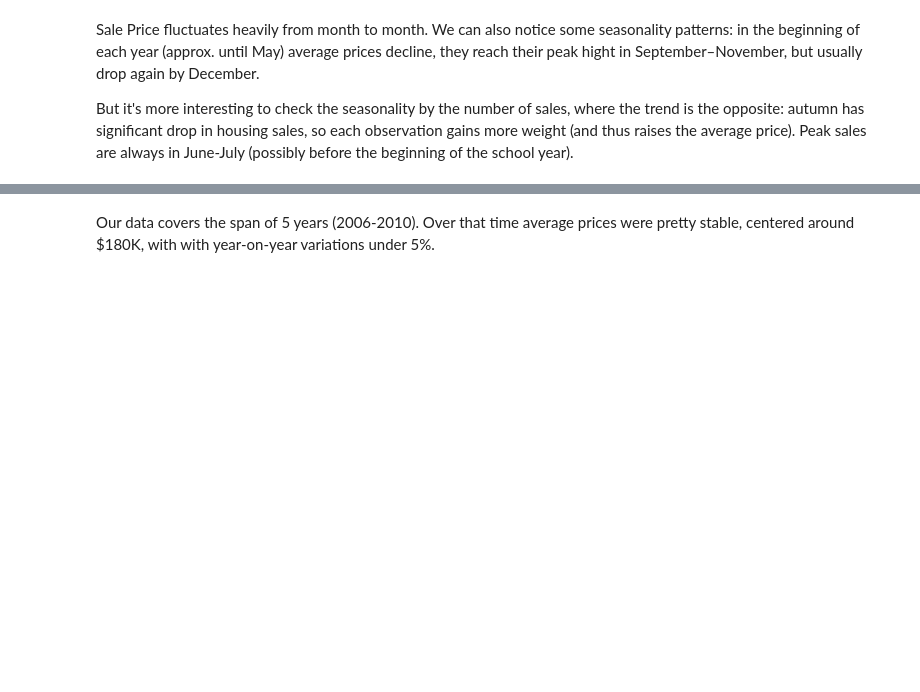
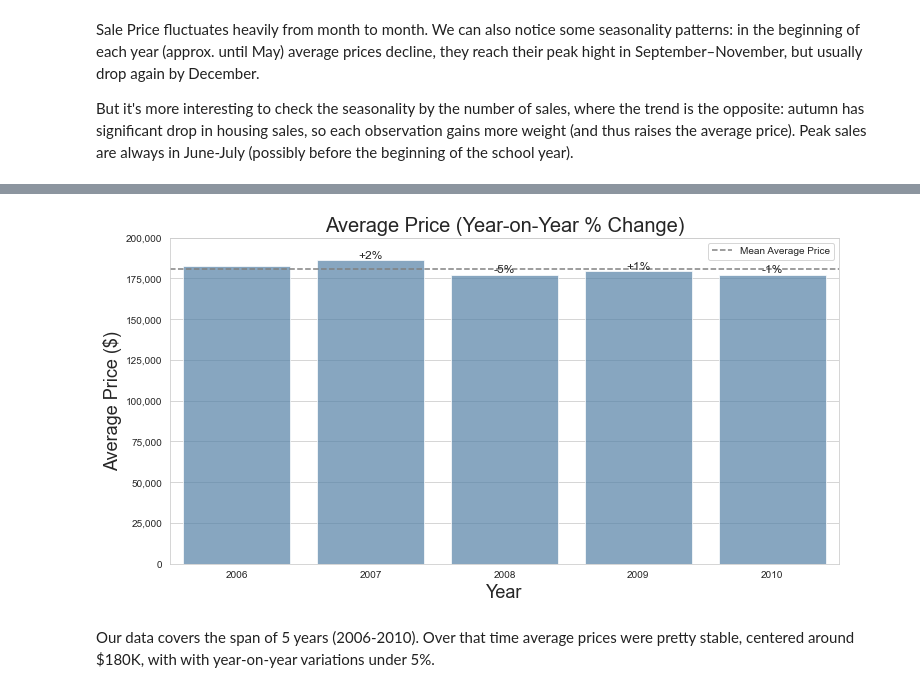
Before and after one commit to anidima/YData_Kaggle_Comp, a Jupyter notebook: lera_EDA.ipynb, the cells around one changed output, grey strips where cells are left out. Saved outputs shown, nothing was run; the diff lists cells and outputs as text; code cells hidden in the pictures; blank space fills up the shorter version.

```diff
--- a/lera_EDA.ipynb
+++ b/lera_EDA.ipynb
@@ -194,2 +193,20 @@ fig.show()
+# %%
+# Create the plot
+plt.figure(figsize=(12, 6))
+sns.barplot(data=year_price, x=year_price.index, y='AvgPrice', color='steelblue', alpha=0.7)
+plt.axhline(y=year_price['AvgPrice'].mean(), linestyle='--', color='grey', label='Mean Average Price')
+
+for i, label in enumerate(year_price['ChangeLabel'][1:], start=1):
+    plt.text(i, year_price['AvgPrice'].iloc[i], label, ha='center', va='bottom', fontsize=12)
+
+plt.title('Average Price (Year-on-Year % Change)', fontsize=20)
+plt.xlabel('Year', fontsize=18)
+plt.ylabel('Average Price ($)', fontsize=18)
+plt.ylim(0, 200000)
+plt.gca().yaxis.set_major_formatter(ticker.StrMethodFormatter('{x:,.0f}'))
+plt.legend()
+plt.show();
+# %% [output]
+[figure, added]
 # %% [markdown]
 Our data covers the span of 5 years (2006-2010). Over that time average prices were pretty stable, centered around $180K, with with year-on-year variations under 5%.
```
Also changed, not shown: parts of 39 cells of this notebook.
